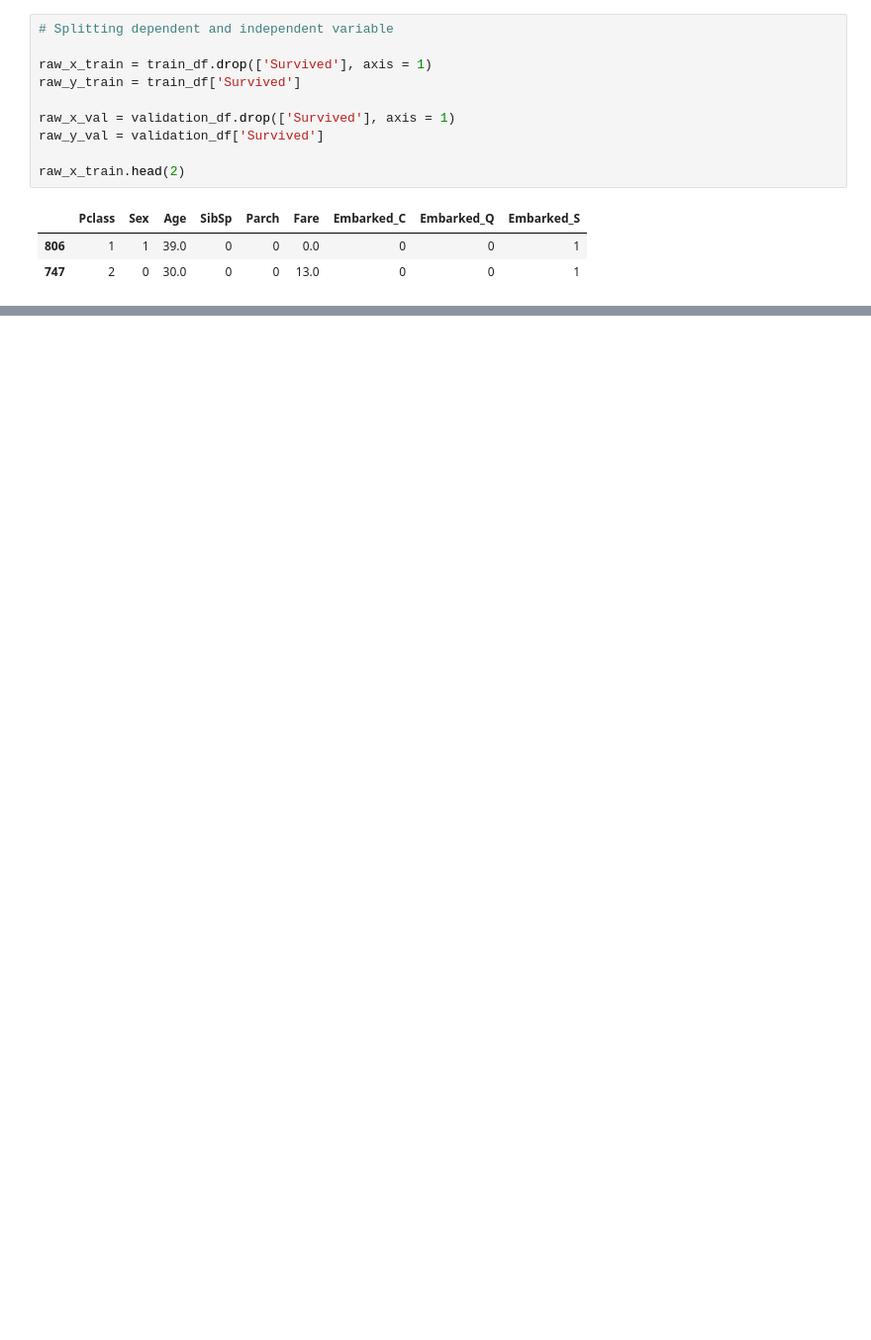
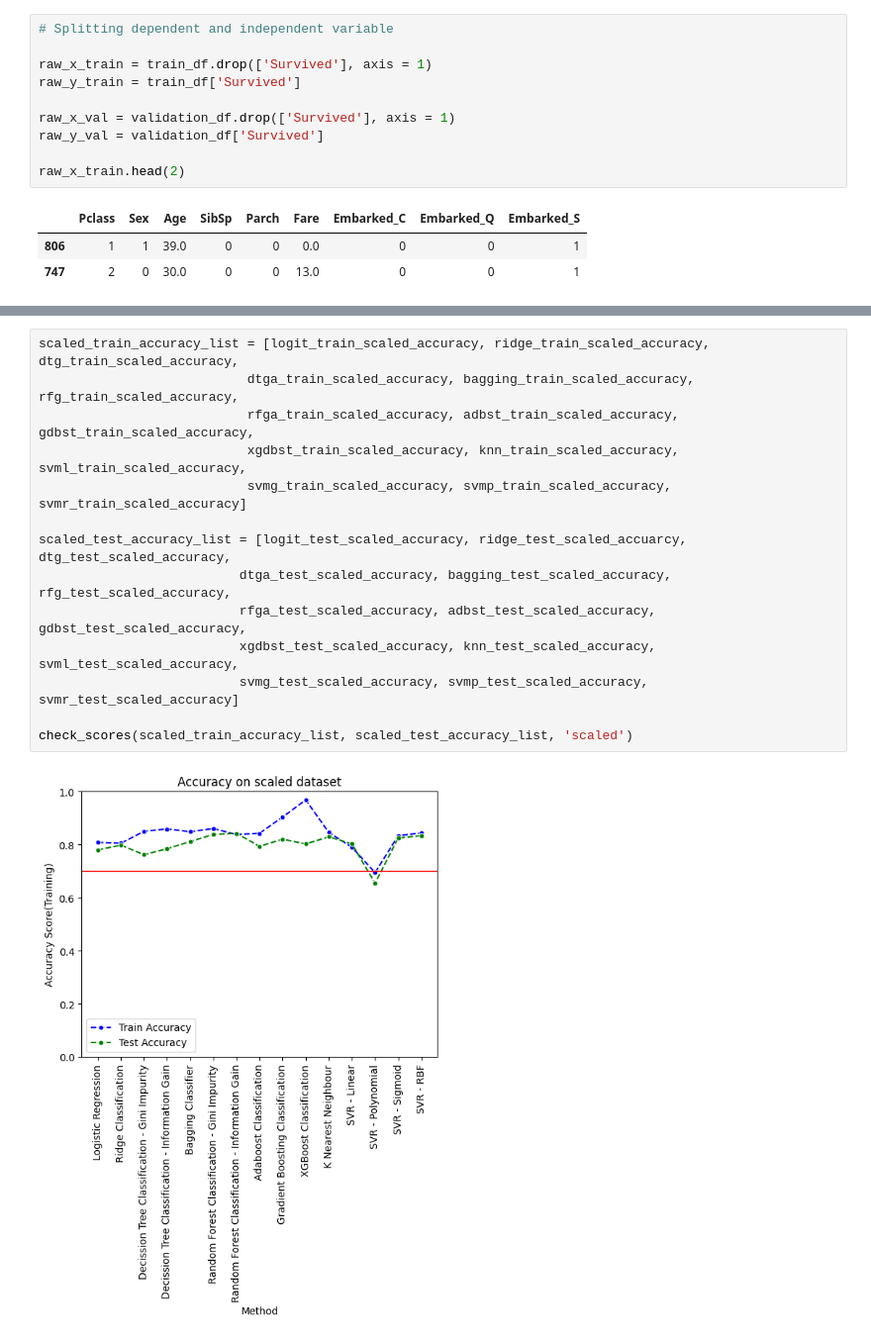
Before and after one commit to younusmohamed77/Kaggle-Competitions, a Jupyter notebook: 01_Titanic Survival Prediction Competition.ipynb, the cells around one changed output, grey strips where cells are left out. Shown at 99% size. Drawn from its saved outputs; the diff is of its cells as text; blank space fills up the shorter version.

```diff
--- a/01_Titanic Survival Prediction Competition.ipynb
+++ b/01_Titanic Survival Prediction Competition.ipynb
@@ -818,0 +1147,16 @@ Test accuracy : 0.7892376681614349
+# %%
+scaled_train_accuracy_list = [logit_train_scaled_accuracy, ridge_train_scaled_accuracy, dtg_train_scaled_accuracy,
+                           dtga_train_scaled_accuracy, bagging_train_scaled_accuracy, rfg_train_scaled_accuracy,
+                           rfga_train_scaled_accuracy, adbst_train_scaled_accuracy, gdbst_train_scaled_accuracy,
+                           xgdbst_train_scaled_accuracy, knn_train_scaled_accuracy, svml_train_scaled_accuracy,
+                           svmg_train_scaled_accuracy, svmp_train_scaled_accuracy, svmr_train_scaled_accuracy]
+
+scaled_test_accuracy_list = [logit_test_scaled_accuracy, ridge_test_scaled_accuarcy, dtg_test_scaled_accuracy,
+                          dtga_test_scaled_accuracy, bagging_test_scaled_accuracy, rfg_test_scaled_accuracy,
+                          rfga_test_scaled_accuracy, adbst_test_scaled_accuracy, gdbst_test_scaled_accuracy,
+                          xgdbst_test_scaled_accuracy, knn_test_scaled_accuracy, svml_test_scaled_accuracy,
+                          svmg_test_scaled_accuracy, svmp_test_scaled_accuracy, svmr_test_scaled_accuracy]
+
+check_scores(scaled_train_accuracy_list, scaled_test_accuracy_list, 'scaled')
+# %% [output]
+[figure, added]
```
Also changed, not shown: parts of 70 cells of this notebook, 1 other file.
